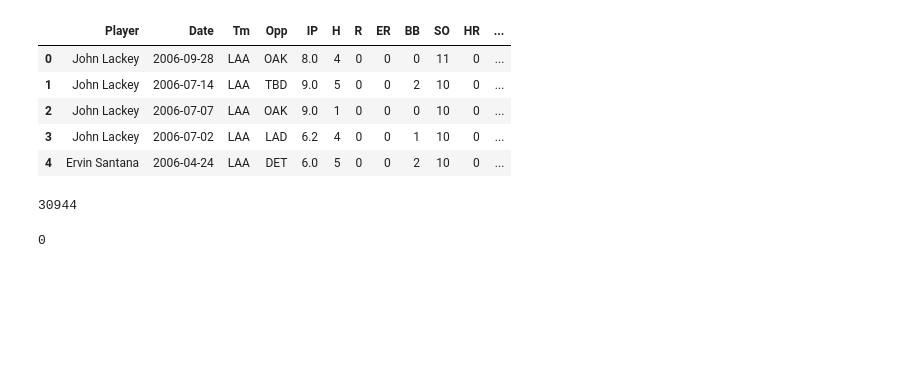
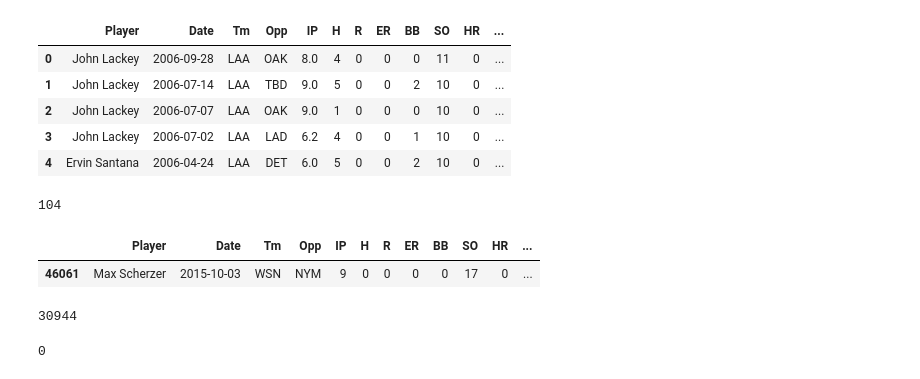
Before and after one commit to BrandenDahlem/Quality_Start_Prediction, a Jupyter notebook: Capstone_project/Quality_start_prediction.ipynb, the cells around one changed output. Drawn from its saved outputs; the diff is of its cells as text; code cells hidden in the pictures; blank space fills up the shorter version.

```diff
--- a/Capstone_project/Quality_start_prediction.ipynb
+++ b/Capstone_project/Quality_start_prediction.ipynb
@@ -72,6 +70,19 @@ all_starts.head()
 | 2 | John Lackey | 2006-07-07 | LAA | OAK | 9.0 | 1 | 0 | 0 | 0 | 10 | 0 | ... |
 | 3 | John Lackey | 2006-07-02 | LAA | LAD | 6.2 | 4 | 0 | 0 | 1 | 10 | 0 | ... |
 | 4 | Ervin Santana | 2006-04-24 | LAA | DET | 6.0 | 5 | 0 | 0 | 2 | 10 | 0 | ... |
+# %%
+max(all_starts.GSc)
+# %% [output]
+104
+# %%
+cm = sns.light_palette("xkcd:light gold", as_cmap=True)
+
+worst_game_score = all_starts.loc[all_starts.GSc == 104]
+
+worst_game_score.style.background_gradient(cmap=cm)
+# %% [output]
+|  | Player | Date | Tm | Opp | IP | H | R | ER | BB | SO | HR | ... |
+| 46061 | Max Scherzer | 2015-10-03 | WSN | NYM | 9 | 0 | 0 | 0 | 0 | 17 | 0 | ... |
 # %%
 def f(row):
     if row['IP'] >= 6.0 and row['ER'] <= 3.0:
```
Also changed, not shown: parts of 9 cells of this notebook, 4 other files.
